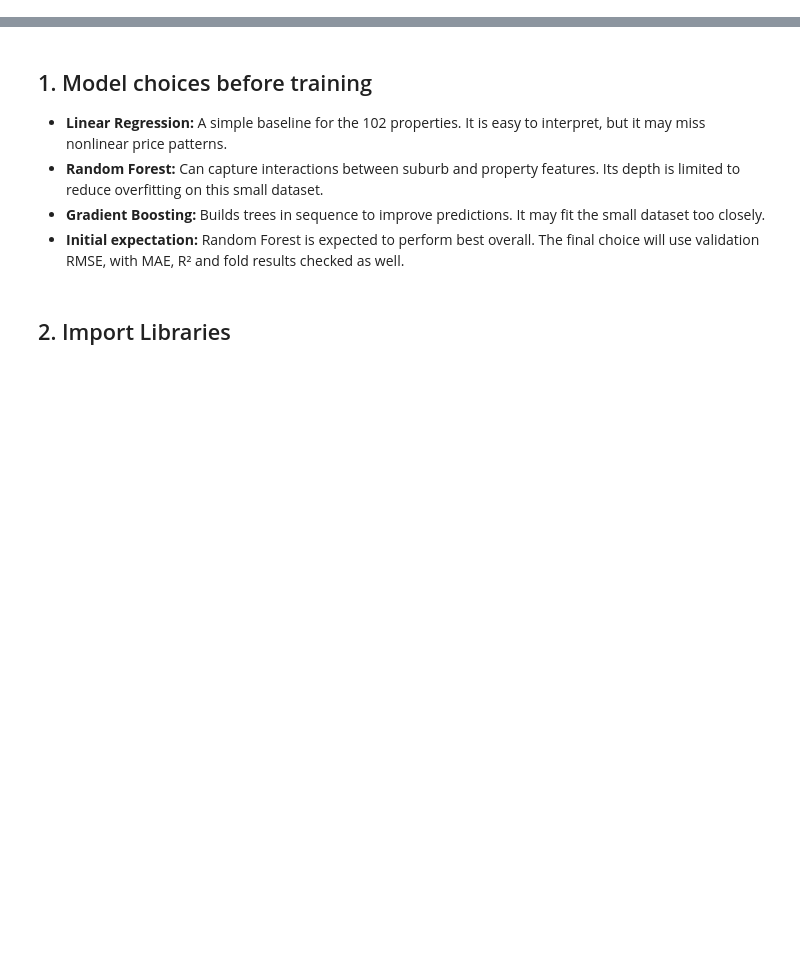
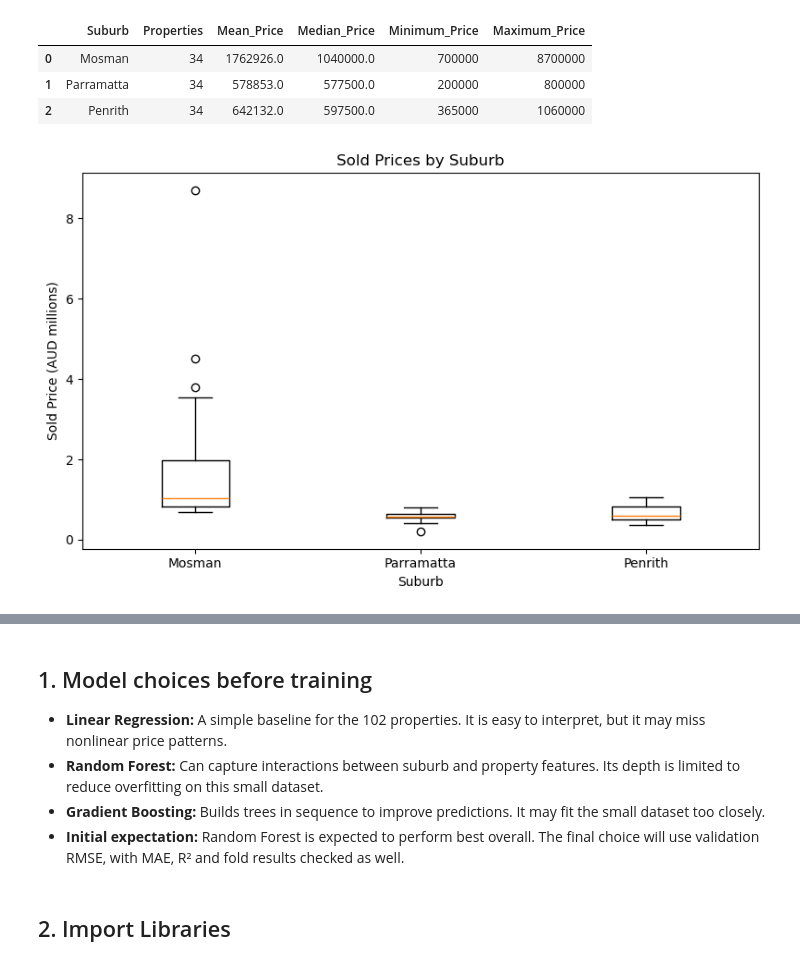
Before and after one commit to riddhisharma1525-lab/sydney-house-price-predictor, a Jupyter notebook: syd_house_price.ipynb, the cells around one changed output, grey strips where cells are left out. Cells and saved outputs as stored; diff of their text form; code cells hidden in the pictures; blank space fills up the shorter version.

```diff
--- a/syd_house_price.ipynb
+++ b/syd_house_price.ipynb
@@ -8,0 +97,43 @@
+# %%
+# Summarise sold prices for each suburb.
+suburb_summary = (
+    df.groupby("Suburb")[TARGET]
+    .agg(
+        Properties="count",
+        Mean_Price="mean",
+        Median_Price="median",
+        Minimum_Price="min",
+        Maximum_Price="max"
+    )
+    .round(0)
+    .reset_index()
+)
+
+display(suburb_summary)
+
+# Keep the suburb order consistent in the graph.
+suburb_order = ["Mosman", "Parramatta", "Penrith"]
+
+suburb_prices = [
+    df.loc[df["Suburb"] == suburb, TARGET] / 1_000_000
+    for suburb in suburb_order
+]
+
+plt.figure(figsize=(8, 5))
+
+plt.boxplot(
+    suburb_prices,
+    tick_labels=suburb_order
+)
+
+plt.title("Sold Prices by Suburb")
+plt.xlabel("Suburb")
+plt.ylabel("Sold Price (AUD millions)")
+plt.tight_layout()
+plt.show()
+# %% [output]
+|  | Suburb | Properties | Mean_Price | Median_Price | Minimum_Price | Maximum_Price |
+| 0 | Mosman | 34 | 1762926.0 | 1040000.0 | 700000 | 8700000 |
+| 1 | Parramatta | 34 | 578853.0 | 577500.0 | 200000 | 800000 |
+| 2 | Penrith | 34 | 642132.0 | 597500.0 | 365000 | 1060000 |
+[figure, added]
```
Also changed, not shown: parts of 15 cells of this notebook.
